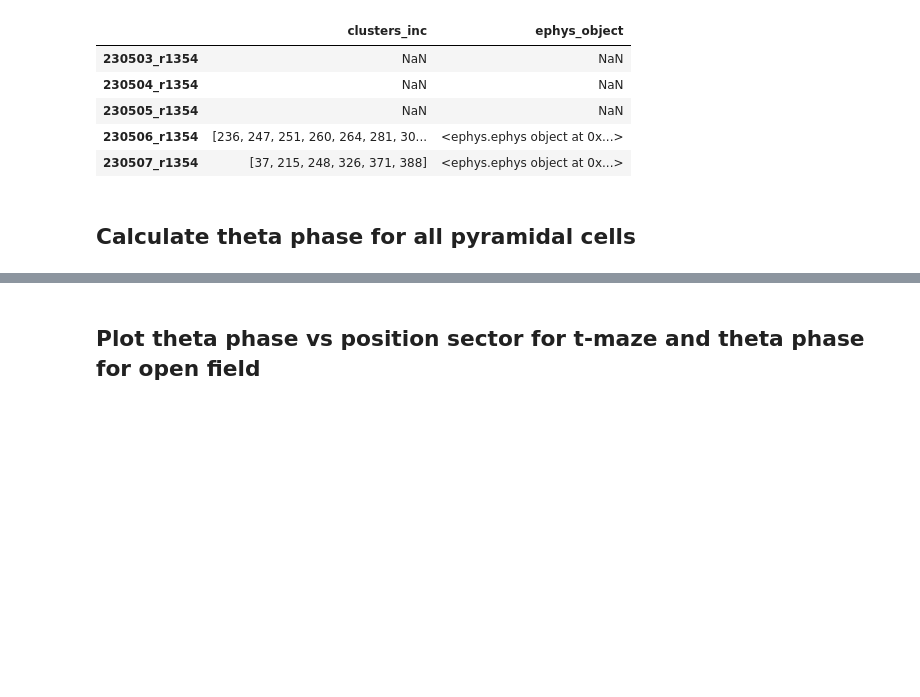
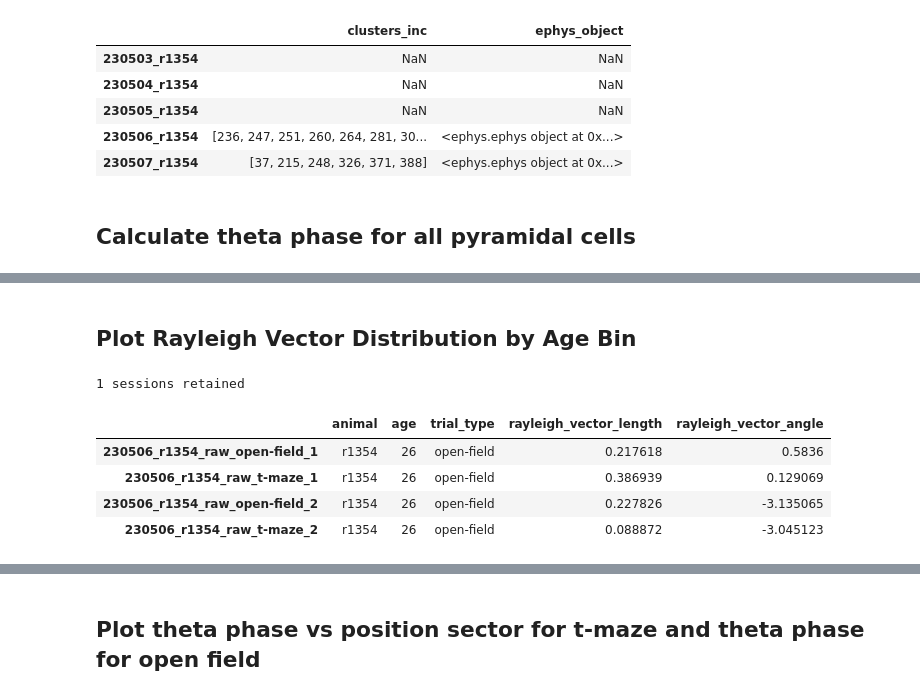
Before and after one commit to jakeswann1/SpElT, a Jupyter notebook: analysis/All Pyramidal Cells Analysis.ipynb, the cells around one changed output, grey strips where cells are left out. Saved outputs shown, nothing was run; the diff lists cells and outputs as text; code cells hidden in the pictures; blank space fills up the shorter version.

Commit message:
Added calculating and plotting theta phase Rayleigh vectors

```diff
--- a/analysis/All Pyramidal Cells Analysis.ipynb
+++ b/analysis/All Pyramidal Cells Analysis.ipynb
@@ -95,6 +98,8 @@ from get_theta_frequencies import get_theta_frequencies
 from get_theta_phase import get_spike_theta_phase
 from ephys import *
 from postprocessing.spatial_analysis import speed_filter_spikes
+from rayleigh_vector import rayleigh_vector
+from maps.make_dir_map import make_dir_map
 
 # Load pickled data
 df_all_cells = pd.read_pickle('/home/isabella/Documents/isabella/jake/ephys_analysis/processed_data/df_all_cells.pkl')
@@ -115,6 +120,7 @@ for index, obj in df_all_cells['ephys_object'].items():
     # Initialise output variables
     obj.cluster_phases = [{} for _ in range(len(obj.trial_list))]
     obj.cluster_sectors = [{} for _ in range(len(obj.trial_list))]
+    obj.cluster_rayleigh = [{} for _ in range(len(obj.trial_list))]
 
     # Load LFP if not already loaded
     obj.load_lfp(obj.trial_iterators, lfp_sampling_rate, channels = obj.good_channels, reload_flag = False)
@@ -177,6 +183,12 @@ for index, obj in df_all_cells['ephys_object'].items():
             # add sectors to dict
             obj.cluster_sectors[i][cluster] = spike_sectors
 
+            ## RAYLEIGH VECTOR
+            # Compute rayleigh vector for each cluster
+            obj.cluster_rayleigh[i][cluster] = rayleigh_vector(spike_phases)
+
+
+
     # Re-assign object to dataframe
     df_all_cells.loc[index, 'ephys_object'] = obj
     print(f'Session {index} processed')
@@ -186,3 +202,70 @@ df_all_cells.to_pickle('/home/isabella/Documents/isabella/jake/ephys_analysis/pr
+# %% [markdown]
+## Plot Rayleigh Vector Distribution by Age Bin
 # %%
-# # Load pickled theta phase data
-# df_all_cells = pd.read_pickle('/home/isabella/Documents/isabella/jake/ephys_analysis/processed_data/df_all_cells_theta.pkl')
+import matplotlib.pyplot as plt
+# Set age bins
+age_bins = [(22, 26), (27, 29), (30, 35)]
+
+# Load pickled data with theta phase
+df_all_cells = pd.read_pickle('/home/isabella/Documents/isabella/jake/ephys_analysis/processed_data/df_all_cells_theta.pkl')
+
+# Drop rows with no included clusters
+df_all_cells = df_all_cells.dropna()
+print(f'{len(df_all_cells.index)} sessions retained')
+
+# Initialise dataframe for storing rayleigh vector info
+df_rayleigh = pd.DataFrame(data = None, index = None, columns = ['animal', 'age', 'trial_type', 'rayleigh_vector_length', 'rayleigh_vector_angle'])
+
+# Loop through all sessions
+for index, obj in df_all_cells['ephys_object'].items():
+
+    # Get rayleigh vector info for each cluster
+    rayleigh_info = obj.cluster_rayleigh
+
+    # Get age and animal ID
+    age = obj.age
+    animal = obj.animal
+
+    # Loop through each trial
+    for trial_iterator, trial in enumerate(obj.trial_list):
+        # Get rayleigh vector info for each cluster
+        rayleigh_info = obj.cluster_rayleigh[trial_iterator]
+
+        # Loop through each cluster
+        for cluster in rayleigh_info.keys():
+            # Get rayleigh vector info for cluster
+            vector_length = rayleigh_info[cluster][0]
+            vector_angle = rayleigh_info[cluster][1]
+
+            # Get trial type
+            if 't-maze' in i:
+                trial_type = 't-maze'
+            elif 'open-field' in i:
+                trial_type = 'open-field'
+            else:
+                trial_type = 'other'
+
+            # Add to dataframe with trial name as index
+            df_rayleigh.loc[trial, :] = [animal, age, trial_type, vector_length, vector_angle]
+
+df_rayleigh
+
+# Plot rayleigh vector length and angle for each cluster, binned by age and trial type
+fig, ax = plt.subplots(3, 2, figsize = (12, 12))
+for i, age_bin in enumerate(age_bins):
+    for j, trial_type in enumerate(['t-maze', 'open-field']):
+        # Get data for age bin and trial type
+        data = df_rayleigh.loc[(df_rayleigh['age'] >= age_bin[0]) & (df_rayleigh['age'] <= age_bin[1]) & (df_rayleigh['trial_type'] == trial_type), :]
+
+        # Plot length and angle
+        ax[i, j].scatter(data['rayleigh_vector_length'], data['rayleigh_vector_angle'], s = 5)
+        ax[i, j].set_title(f'{trial_type}, {age_bin[0]}-{age_bin[1]} months')
+        ax[i, j].set_xlabel('Rayleigh vector length')
+        ax[i, j].set_ylabel('Rayleigh vector angle')
+# %% [output]
+1 sessions retained
+|  | animal | age | trial_type | rayleigh_vector_length | rayleigh_vector_angle |
+| 230506_r1354_raw_open-field_1 | r1354 | 26 | open-field | 0.217618 | 0.5836 |
+| 230506_r1354_raw_t-maze_1 | r1354 | 26 | open-field | 0.386939 | 0.129069 |
+| 230506_r1354_raw_open-field_2 | r1354 | 26 | open-field | 0.227826 | -3.135065 |
+| 230506_r1354_raw_t-maze_2 | r1354 | 26 | open-field | 0.088872 | -3.045123 |
```
Also changed, not shown: parts of 3 cells of this notebook, 3 other files.
